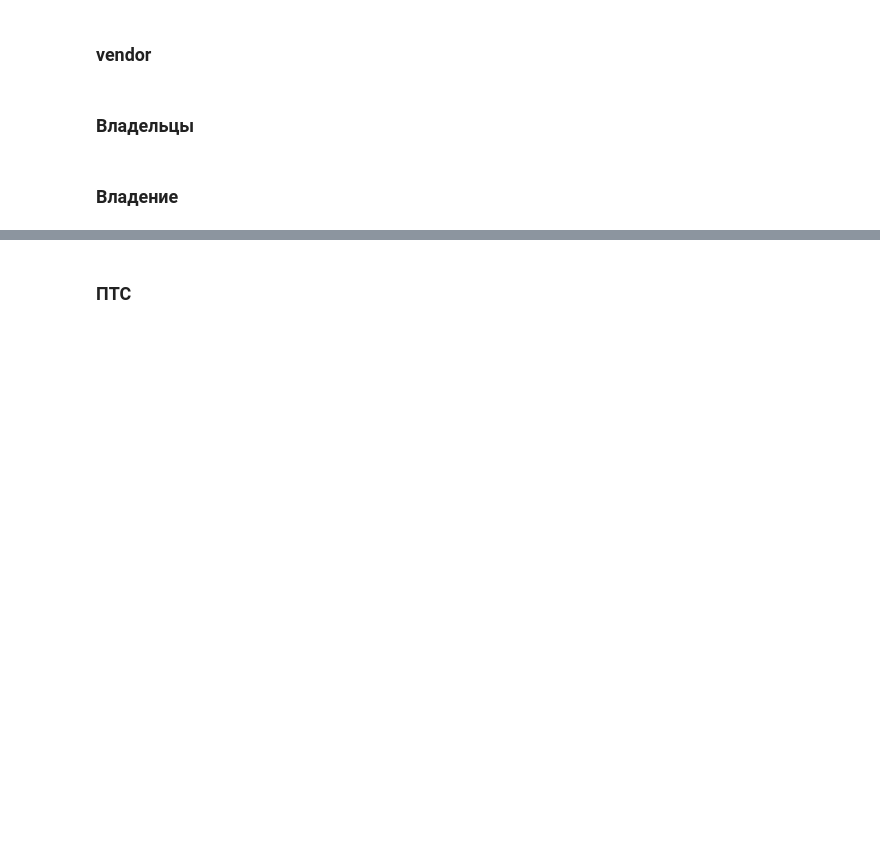
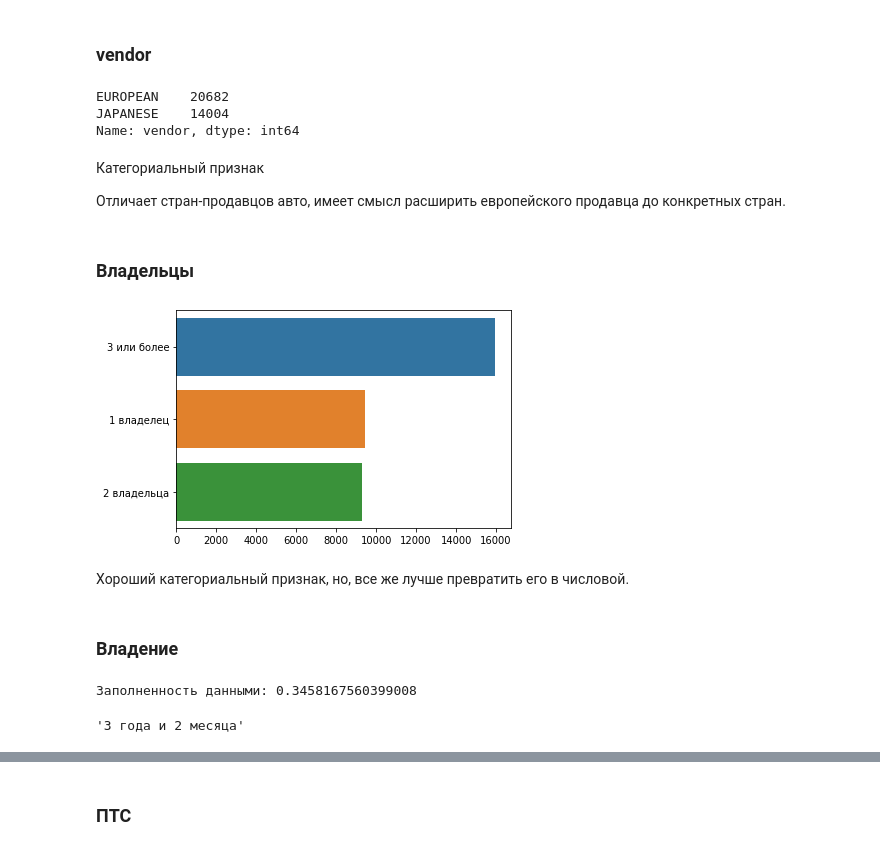
Before and after one commit to Sly-Dog/auto_pricing, a Jupyter notebook: primary_notebook.ipynb, the cells around one changed output, grey strips where cells are left out. Drawn from its saved outputs; the diff is of its cells as text; code cells hidden in the pictures; blank space fills up the shorter version.

```diff
--- a/primary_notebook.ipynb
+++ b/primary_notebook.ipynb
@@ -664,7 +655,31 @@ show_value_counts(test.vehicleTransmission.value_counts());
 Колонка с типом коробки передач. Неплохие признаки, осталось сравнить их с предыдущими словарями.
 # %% [markdown]
 ### vendor
+# %%
+test.vendor.value_counts()
+# %% [output]
+EUROPEAN    20682
+JAPANESE    14004
+Name: vendor, dtype: int64
+# %% [markdown]
+Категориальный признак
+
+Отличает стран-продавцов авто, имеет смысл расширить европейского продавца до конкретных стран.
 # %% [markdown]
 ### Владельцы
+# %%
+show_value_counts(test.Владельцы.value_counts());
+# %% [output]
+[figure, added]
+# %% [markdown]
+Хороший категориальный признак, но, все же лучше превратить его в числовой.
 # %% [markdown]
 ### Владение
+# %%
+isna= test.Владение.isna()
+print('Заполненность данными:',len(isna[isna == False])/len(isna))
+
+test.Владение.dropna().iloc[0]
+# %% [output]
+Заполненность данными: 0.3458167560399008
+'3 года и 2 месяца'
```
Also changed, not shown: parts of 160 cells of this notebook.
